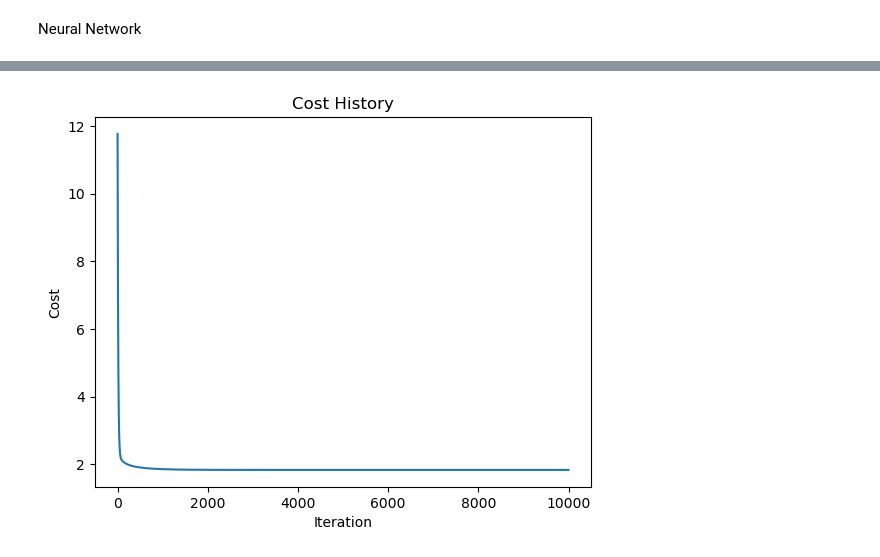
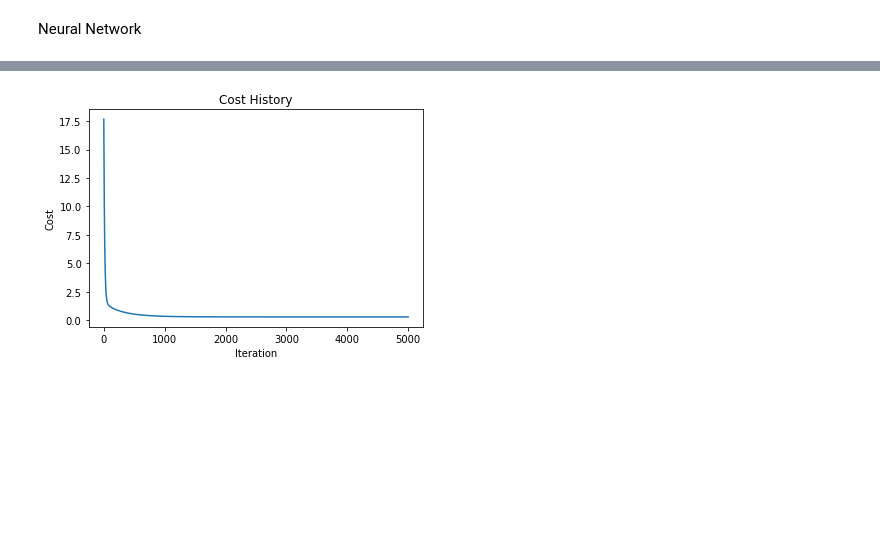
Before and after one commit to AssoStudent/FTEC4998, a Jupyter notebook: Combine.ipynb, the cells around one changed output, grey strips where cells are left out. Drawn from its saved outputs; the diff is of its cells as text; code cells hidden in the pictures; blank space fills up the shorter version.

```diff
--- a/Combine.ipynb
+++ b/Combine.ipynb
@@ -217,14 +217,16 @@ num_features = X_train_tensor.size()[1]
 
 # Define the model parameters (weights and bias)
 w = torch.zeros(num_features, dtype=torch.float, requires_grad=True)
+# w = torch.tensor([1., 1., 1.], requires_grad=True)
 b = torch.zeros(1, dtype=torch.float, requires_grad=True)
+# b = torch.tensor([1.], requires_grad=True)
 cost_history = []
 
 # Define the loss function
 criterion = torch.nn.MSELoss()
 
 # Define the optimizer (Vanilla Gradient Descent)
-optimizer = torch.optim.SGD([w, b], lr=learning_rate)
+optimizer = torch.optim.SGD([w, b], lr=learning_rate, weight_decay=0)
 
 # Perform gradient descent
 for epoch in range(num_epochs):
@@ -240,9 +242,9 @@ for epoch in range(num_epochs):
     # Record the loss
     cost_history.append(loss.detach().numpy())
 
-#    # Print the loss every 10 epochs
-#    if (epoch + 1) % 10 == 0:
-#        print(f'Epoch [{epoch+1}], Loss: {loss.item():.8f}')
+    # Print the loss every 10 epochs
+    if (epoch + 1) % 10 == 0 or epoch == 0:
+        print(f'Epoch [{epoch+1}/{num_epochs}], Loss: {loss.item():.8f}')
 
 
 # Print learned parameters
@@ -280,29 +297,30 @@ class NeuralNetwork(nn.Module):
         self.flatten = nn.Flatten()
         self.activation_stack = nn.Sequential(
             nn.Linear(3, 1),
-            nn.ReLU()
         )
 
     def forward(self, x):
         x = self.flatten(x)
         logits = self.activation_stack(x)
-        return logits
+        return torch.squeeze(logits)
 
 # Define the learning rate and number of epochs
 learning_rate = 0.01
-num_epochs = 10000
-
-# Define the number of features
-num_features = X_train_tensor.size()[1]
+num_epochs = 5000
 
 # Define the model parameters
 cost_history = []
 
 # Create an instance of the neural network
-criterion = nn.MSELoss()
+criterion = torch.nn.MSELoss()
 NeuralNetwork_model = NeuralNetwork()
 print(NeuralNetwork_model)
-optimizer = torch.optim.SGD(NeuralNetwork_model.parameters(), lr=learning_rate)
+optimizer = torch.optim.SGD(NeuralNetwork_model.parameters(), lr=learning_rate, weight_decay = 0)
+
+#for name, param in NeuralNetwork_model.named_parameters():
+#    print( name )
+#    values = torch.ones( param.shape )
+#    param.data = values
 
 # Perform training
 for epoch in range(num_epochs):
@@ -321,7 +339,7 @@ for epoch in range(num_epochs):
     cost_history.append(loss.item())
 
     # Print the loss every 100 epochs
-    if (epoch + 1) % 100 == 0:
+    if (epoch + 1) % 10 == 0 or epoch == 0:
         print(f'Epoch [{epoch+1}/{num_epochs}], Loss: {loss.item():.8f}')
 
 # Print learned parameters
@@ -329,12 +347,22 @@ for name, param in NeuralNetwork_model.named_parameters():
     if param.requires_grad:
         print(f'{name}: {param.data}')
 
+
 # Plot the cost history
 plt.plot(cost_history)
 plt.xlabel("Iteration")
 plt.ylabel("Cost")
 plt.title("Cost History")
 plt.show()
+
+# Calculate train error rate
+# train_error_rate = calculate_error_rate(X_train_normalized,  y_train, w.T.detach().numpy(), b.detach().numpy())
+# print("Train error rate:", train_error_rate)
+
+# Calculate test error rate if test data is provided
+# if X_test is not None and y_test is not None:
+#    test_error_rate = calculate_error_rate(X_test_normalized, y_test, w.T.detach().numpy(), b.detach().numpy())
+#    print("Test error rate:", test_error_rate)
 # %% [output]
 NeuralNetwork(
   (flatten): Flatten(start_dim=1, end_dim=-1)
@@ -356 +384 @@ activation_stack.0.bias: tensor([3.7374])
-[figure, old version]
+[figure, new version]
```
Also changed, not shown: parts of 4 cells of this notebook.
